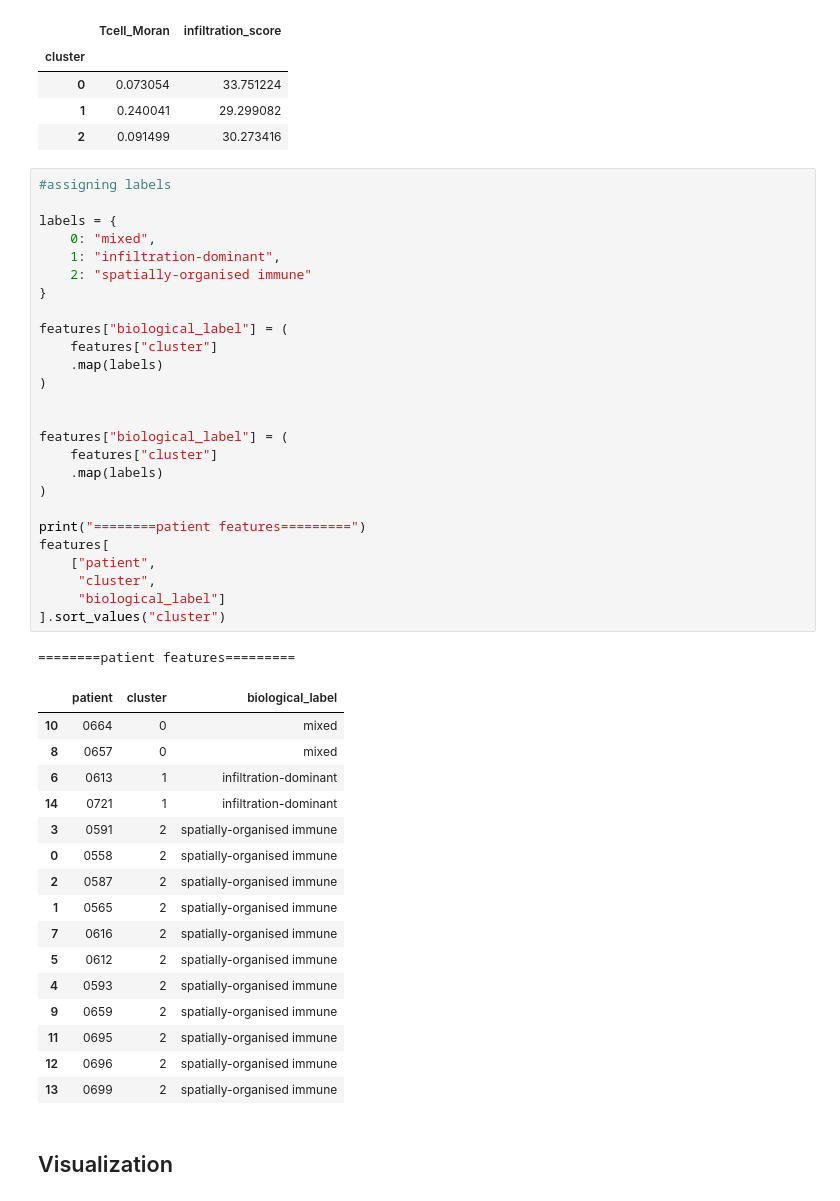
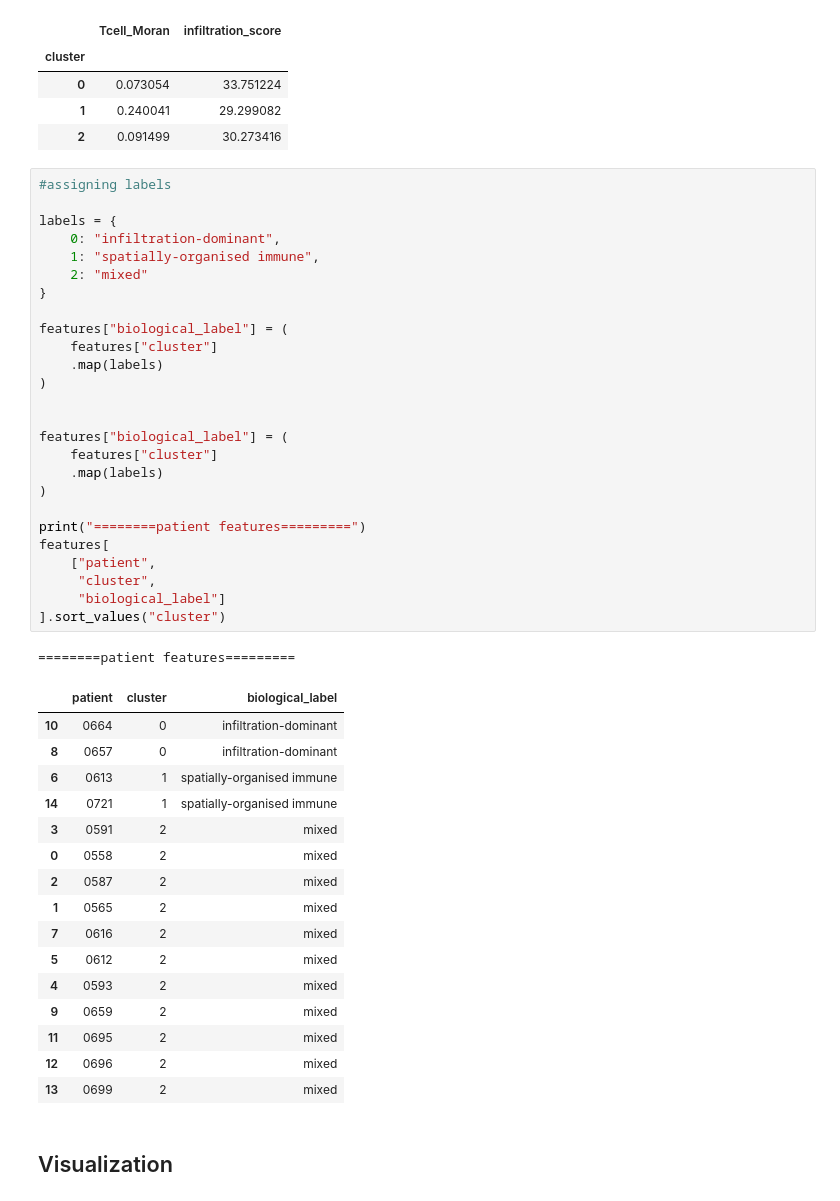
Before and after one commit to drawa-proj/Spatial-Niches-in-mIF-Data, a Jupyter notebook: miF_analysis.ipynb, the cells around one changed output. Drawn from its saved outputs; the diff is of its cells as text.

```diff
--- a/miF_analysis.ipynb
+++ b/miF_analysis.ipynb
@@ -1135,47 +1135,47 @@ cluster_summary[["Tcell_Moran", "infiltration_score"]]
 # %%
 #assigning labels
 
 labels = {
-    0: "mixed",
-    1: "infiltration-dominant",
-    2: "spatially-organised immune"
+    0: "infiltration-dominant",
+    1: "spatially-organised immune",
+    2: "mixed"
 }
 
 features["biological_label"] = (
     features["cluster"]
     .map(labels)
 )
 
 
 features["biological_label"] = (
     features["cluster"]
     .map(labels)
 )
 
 print("========patient features=========")
 features[
     ["patient",
      "cluster",
      "biological_label"]
 ].sort_values("cluster")
 # %% [output]
 ========patient features=========
 |  | patient | cluster | biological_label |
-| 10 | 0664 | 0 | mixed |
-| 8 | 0657 | 0 | mixed |
-| 6 | 0613 | 1 | infiltration-dominant |
-| 14 | 0721 | 1 | infiltration-dominant |
-| 3 | 0591 | 2 | spatially-organised immune |
-| 0 | 0558 | 2 | spatially-organised immune |
-| 2 | 0587 | 2 | spatially-organised immune |
-| 1 | 0565 | 2 | spatially-organised immune |
-| 7 | 0616 | 2 | spatially-organised immune |
-| 5 | 0612 | 2 | spatially-organised immune |
-| 4 | 0593 | 2 | spatially-organised immune |
-| 9 | 0659 | 2 | spatially-organised immune |
-| 11 | 0695 | 2 | spatially-organised immune |
-| 12 | 0696 | 2 | spatially-organised immune |
-| 13 | 0699 | 2 | spatially-organised immune |
+| 10 | 0664 | 0 | infiltration-dominant |
+| 8 | 0657 | 0 | infiltration-dominant |
+| 6 | 0613 | 1 | spatially-organised immune |
+| 14 | 0721 | 1 | spatially-organised immune |
+| 3 | 0591 | 2 | mixed |
+| 0 | 0558 | 2 | mixed |
+| 2 | 0587 | 2 | mixed |
+| 1 | 0565 | 2 | mixed |
+| 7 | 0616 | 2 | mixed |
+| 5 | 0612 | 2 | mixed |
+| 4 | 0593 | 2 | mixed |
+| 9 | 0659 | 2 | mixed |
+| 11 | 0695 | 2 | mixed |
+| 12 | 0696 | 2 | mixed |
+| 13 | 0699 | 2 | mixed |
 # %% [markdown]
 
 ## Visualization
```
Also changed, not shown: parts of 3 cells of this notebook.
